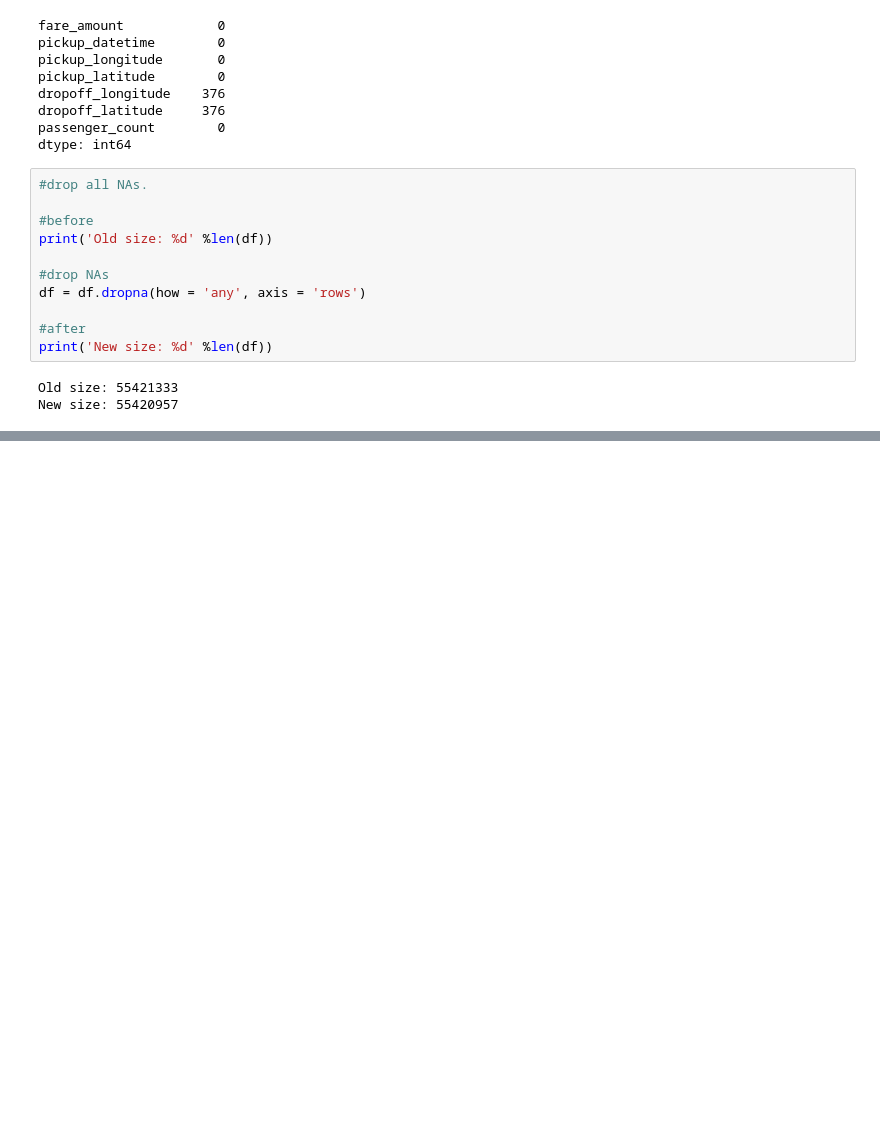
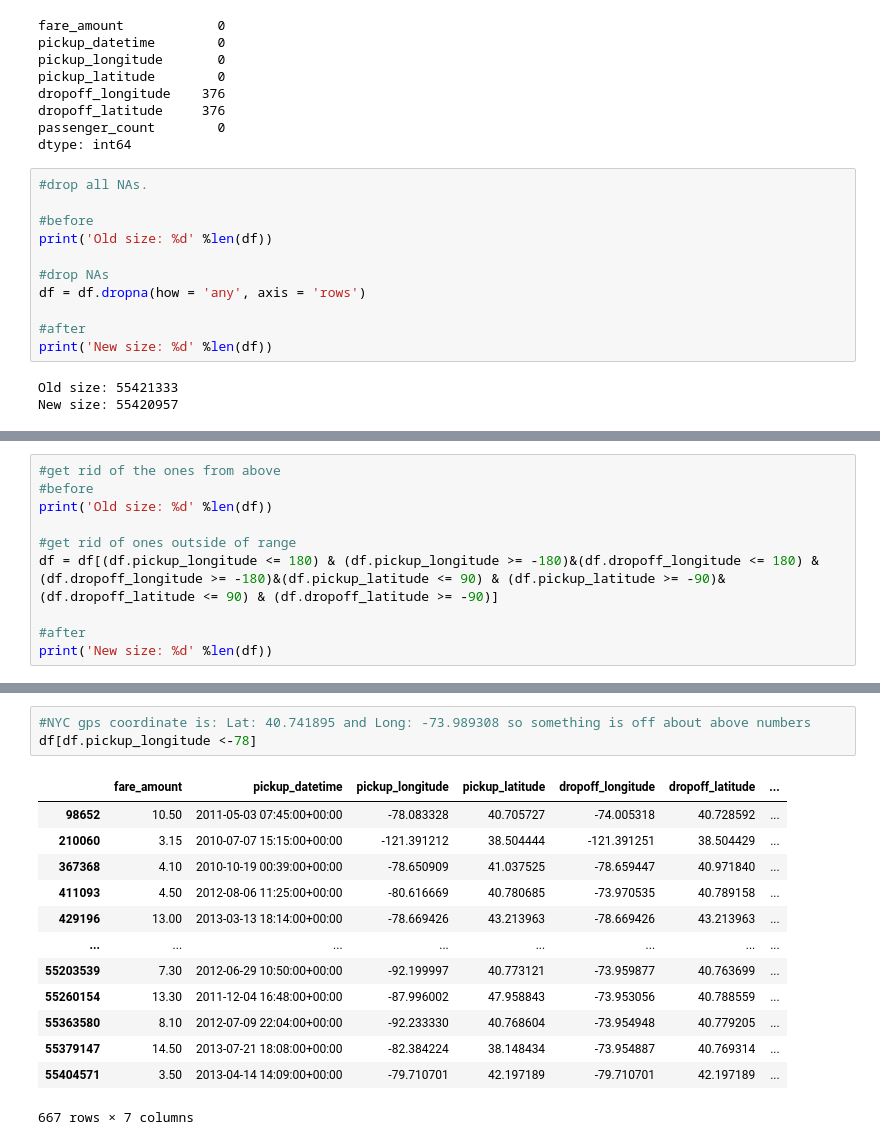
Before and after one commit to bee5633/NYCTaxi, a Jupyter notebook: NYCTaxi.ipynb, the cells around one changed output, grey strips where cells are left out. Drawn from its saved outputs; the diff is of its cells as text; blank space fills up the shorter version.

```diff
--- a/NYCTaxi.ipynb
+++ b/NYCTaxi.ipynb
@@ -353,0 +371,10 @@ New size: 55420957
+# %%
+#get rid of the ones from above
+#before
+print('Old size: %d' %len(df))
+
+#get rid of ones outside of range
+df = df[(df.pickup_longitude <= 180) & (df.pickup_longitude >= -180)&(df.dropoff_longitude <= 180) & (df.dropoff_longitude >= -180)&(df.pickup_latitude <= 90) & (df.pickup_latitude >= -90)&(df.dropoff_latitude <= 90) & (df.dropoff_latitude >= -90)]
+
+#after
+print('New size: %d' %len(df))
@@ -353,0 +411,17 @@ New size: 55420957
+# %%
+#NYC gps coordinate is: Lat: 40.741895 and Long: -73.989308 so something is off about above numbers
+df[df.pickup_longitude <-78]
+# %% [output]
+|  | fare_amount | pickup_datetime | pickup_longitude | pickup_latitude | dropoff_longitude | dropoff_latitude | ... |
+| 98652 | 10.50 | 2011-05-03 07:45:00+00:00 | -78.083328 | 40.705727 | -74.005318 | 40.728592 | ... |
+| 210060 | 3.15 | 2010-07-07 15:15:00+00:00 | -121.391212 | 38.504444 | -121.391251 | 38.504429 | ... |
+| 367368 | 4.10 | 2010-10-19 00:39:00+00:00 | -78.650909 | 41.037525 | -78.659447 | 40.971840 | ... |
+| 411093 | 4.50 | 2012-08-06 11:25:00+00:00 | -80.616669 | 40.780685 | -73.970535 | 40.789158 | ... |
+| 429196 | 13.00 | 2013-03-13 18:14:00+00:00 | -78.669426 | 43.213963 | -78.669426 | 43.213963 | ... |
+| ... | ... | ... | ... | ... | ... | ... | ... |
+| 55203539 | 7.30 | 2012-06-29 10:50:00+00:00 | -92.199997 | 40.773121 | -73.959877 | 40.763699 | ... |
+| 55260154 | 13.30 | 2011-12-04 16:48:00+00:00 | -87.996002 | 47.958843 | -73.953056 | 40.788559 | ... |
+| 55363580 | 8.10 | 2012-07-09 22:04:00+00:00 | -92.233330 | 40.768604 | -73.954948 | 40.779205 | ... |
+| 55379147 | 14.50 | 2013-07-21 18:08:00+00:00 | -82.384224 | 38.148434 | -73.954887 | 40.769314 | ... |
+| 55404571 | 3.50 | 2013-04-14 14:09:00+00:00 | -79.710701 | 42.197189 | -79.710701 | 42.197189 | ... |
+667 rows × 7 columns
```
Also changed, not shown: parts of 14 cells of this notebook.
